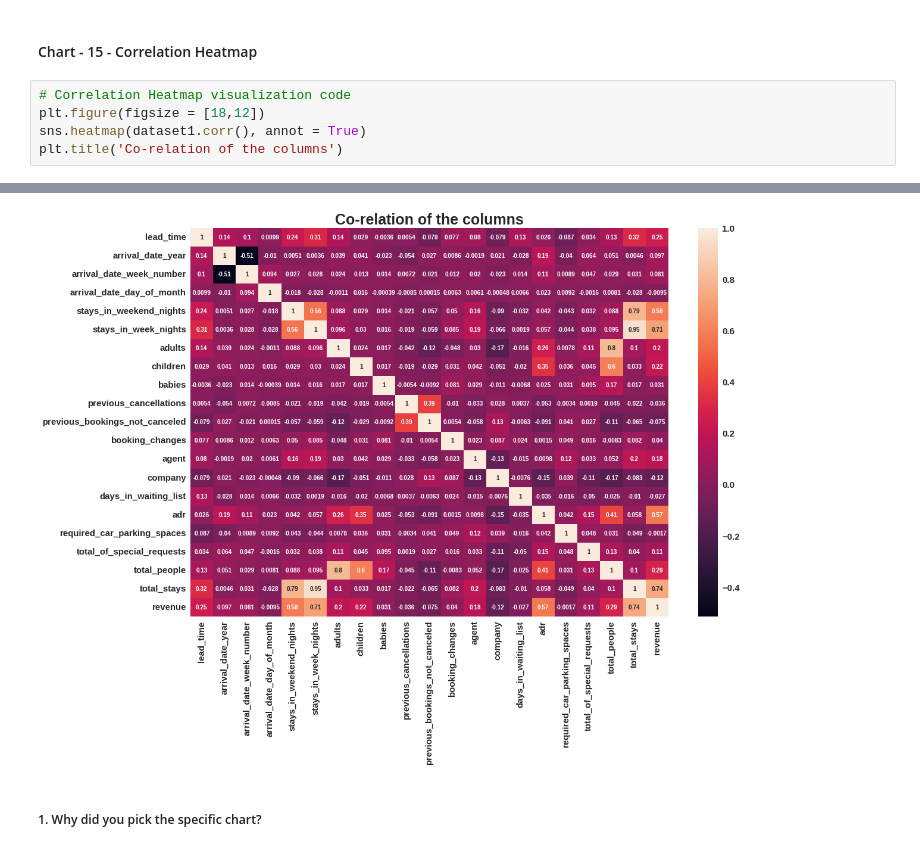
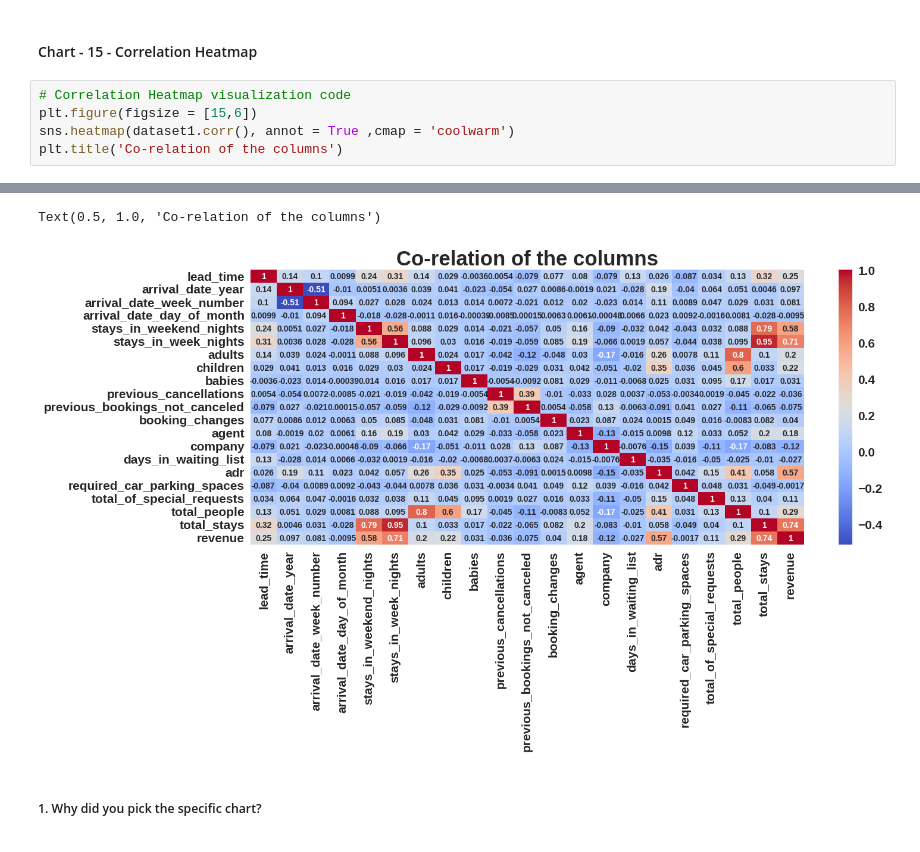
Before and after one commit to sonu9479/Almabetter-EDA-project, a Jupyter notebook: Vivek_Singh_cohort_london_EDA_on_Hotel_Booking_Analysis.ipynb, the cells around one changed output, grey strips where cells are left out. Drawn from its saved outputs; the diff is of its cells as text.

```diff
--- a/Vivek_Singh_cohort_london_EDA_on_Hotel_Booking_Analysis.ipynb
+++ b/Vivek_Singh_cohort_london_EDA_on_Hotel_Booking_Analysis.ipynb
@@ -1165,7 +1156,7 @@ Text(0.5, 1.0, 'Relationship between  adr and total stays')
 #### Chart - 15 - Correlation Heatmap
 # %%
 # Correlation Heatmap visualization code
-plt.figure(figsize = [18,12])
-sns.heatmap(dataset1.corr(), annot = True)
+plt.figure(figsize = [15,6])
+sns.heatmap(dataset1.corr(), annot = True ,cmap = 'coolwarm')
 plt.title('Co-relation of the columns')
 # %% [output]
@@ -1173,4 +1164,5 @@ Text(0.5, 1.0, 'Co-relation of the columns')
+Text(0.5, 1.0, 'Co-relation of the columns')
-[figure, old version]
+[figure, new version]
 # %% [markdown]
 ##### 1. Why did you pick the specific chart?
 # %% [markdown]
```
Also changed, not shown: parts of 16 cells of this notebook.
